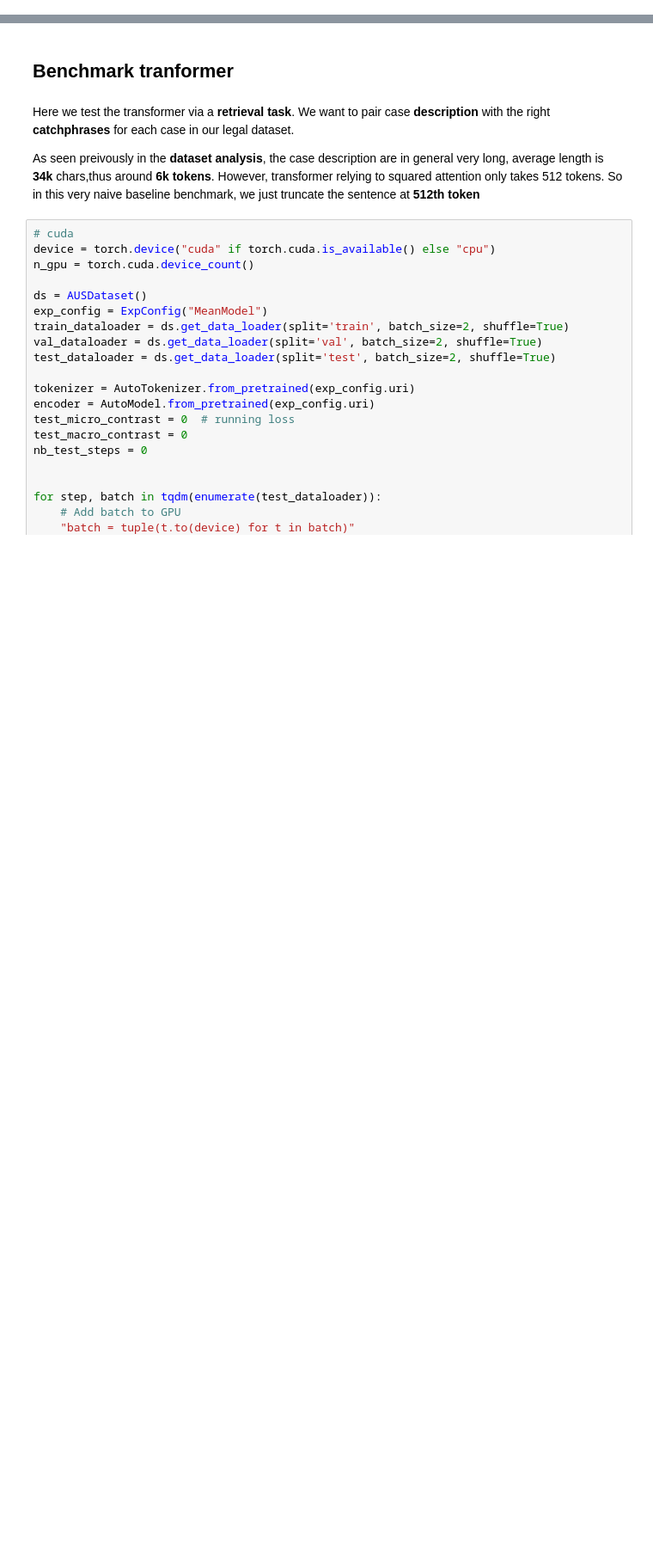
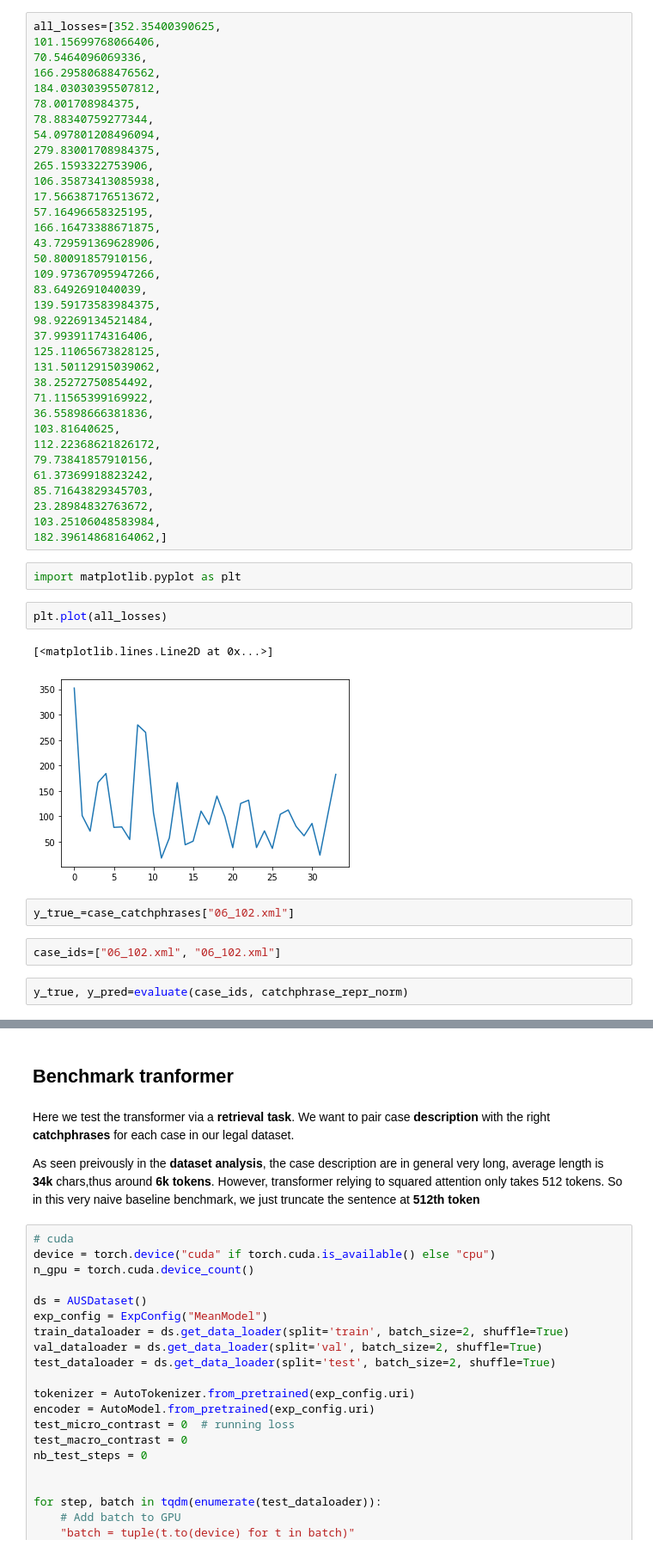
Before and after one commit to Saibo-creator/ContrastRetrieval, a Jupyter notebook: main.ipynb, the cells around one changed output, grey strips where cells are left out. Shown: that part at 86% size. Saved outputs shown, nothing was run; the diff lists cells and outputs as text; blank space fills up the shorter version.

```diff
--- a/main.ipynb
+++ b/main.ipynb
@@ -27,0 +442,48 @@ from metrics import micro_contrast,macro_contrast
+# %%
+all_losses=[352.35400390625,
+101.15699768066406,
+70.5464096069336,
+166.29580688476562,
+184.03030395507812,
+78.001708984375,
+78.88340759277344,
+54.097801208496094,
+279.83001708984375,
+265.1593322753906,
+106.35873413085938,
+17.566387176513672,
+57.16496658325195,
+166.16473388671875,
+43.729591369628906,
+50.80091857910156,
+109.97367095947266,
+83.6492691040039,
+139.59173583984375,
+98.92269134521484,
+37.99391174316406,
+125.11065673828125,
+131.50112915039062,
+38.25272750854492,
+71.11565399169922,
+36.55898666381836,
+103.81640625,
+112.22368621826172,
+79.73841857910156,
+61.37369918823242,
+85.71643829345703,
+23.28984832763672,
+103.25106048583984,
+182.39614868164062,]
+# %%
+import matplotlib.pyplot as plt
+# %%
+plt.plot(all_losses)
+# %% [output]
+[<matplotlib.lines.Line2D at 0x...>]
+[figure, added]
+# %%
+y_true_=case_catchphrases["06_102.xml"]
+# %%
+case_ids=["06_102.xml", "06_102.xml"]
+# %%
+y_true, y_pred=evaluate(case_ids, catchphrase_repr_norm)
```
Also changed, not shown: parts of 67 cells of this notebook, 10 other files.
